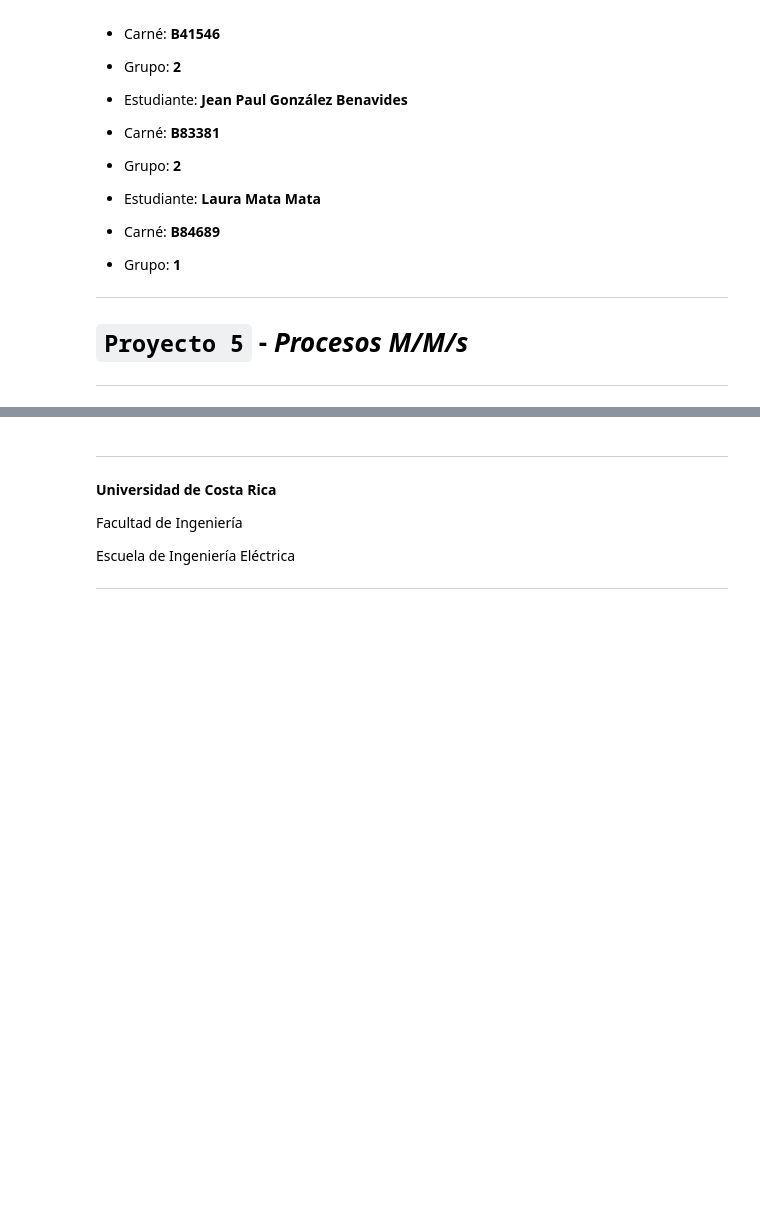
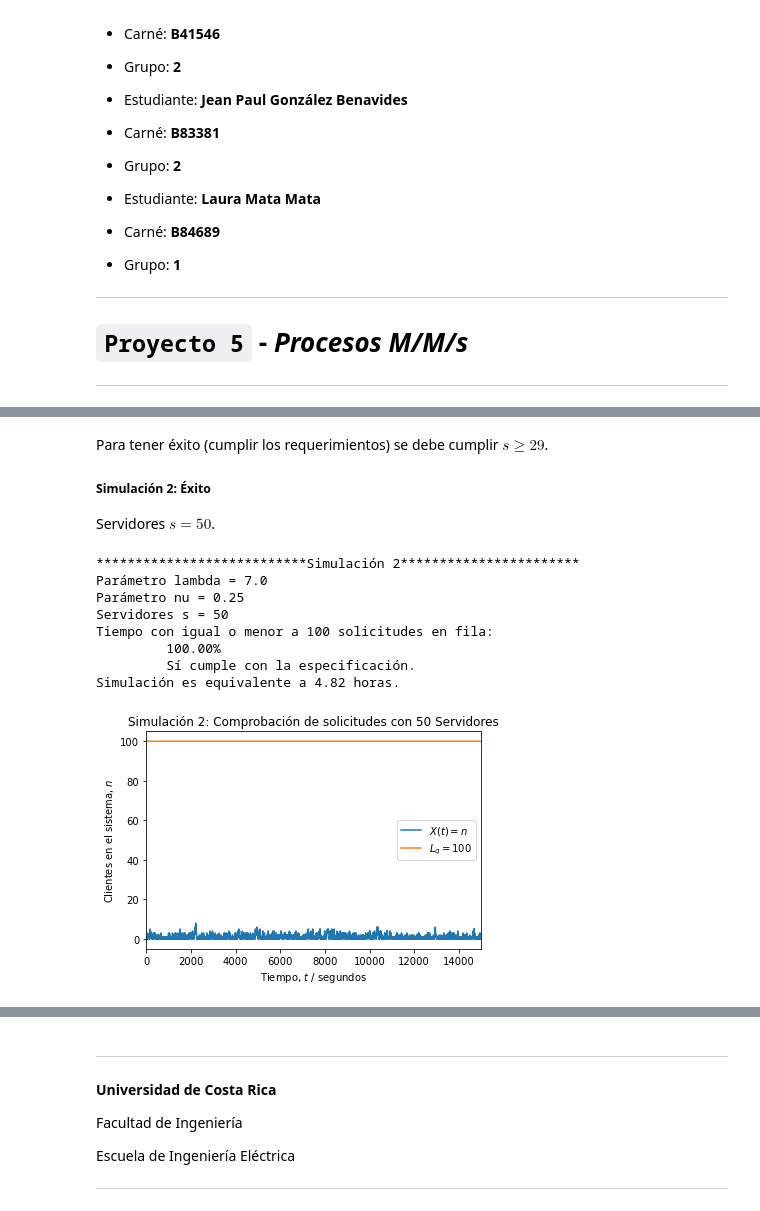
Before and after one commit to lauramatamata/Proyecto5_GrupoP5-22, a Jupyter notebook: Proyecto5_Grupo_P5-22.ipynb, the cells around one changed output, grey strips where cells are left out. Drawn from its saved outputs; the diff is of its cells as text; code cells hidden in the pictures; blank space fills up the shorter version.

```diff
--- a/Proyecto5_Grupo_P5-22.ipynb
+++ b/Proyecto5_Grupo_P5-22.ipynb
@@ -212,0 +249,25 @@ Simulación es equivalente a 8.06 horas.
+# %% [markdown]
+Para tener éxito (cumplir los requerimientos) se debe cumplir $s \geq 29$.
+
+##### **Simulación 2: Éxito**
+
+Servidores $s = 50$.
+# %%
+# Número de simulación
+Simu = 2
+
+# Número de servidores obtenidos teóricamente para cumplir requerimientos
+s = 50
+
+# Se simula y comprueba resultado teórico
+comprobacion(Simu, N, lam, nu, s)
+# %% [output]
+***************************Simulación 2***********************
+Parámetro lambda = 7.0
+Parámetro nu = 0.25
+Servidores s = 50
+Tiempo con igual o menor a 100 solicitudes en fila:
+         100.00%
+         Sí cumple con la especificación.
+Simulación es equivalente a 4.82 horas.
+[figure, added]
```
Also changed, not shown: parts of 10 cells of this notebook.
